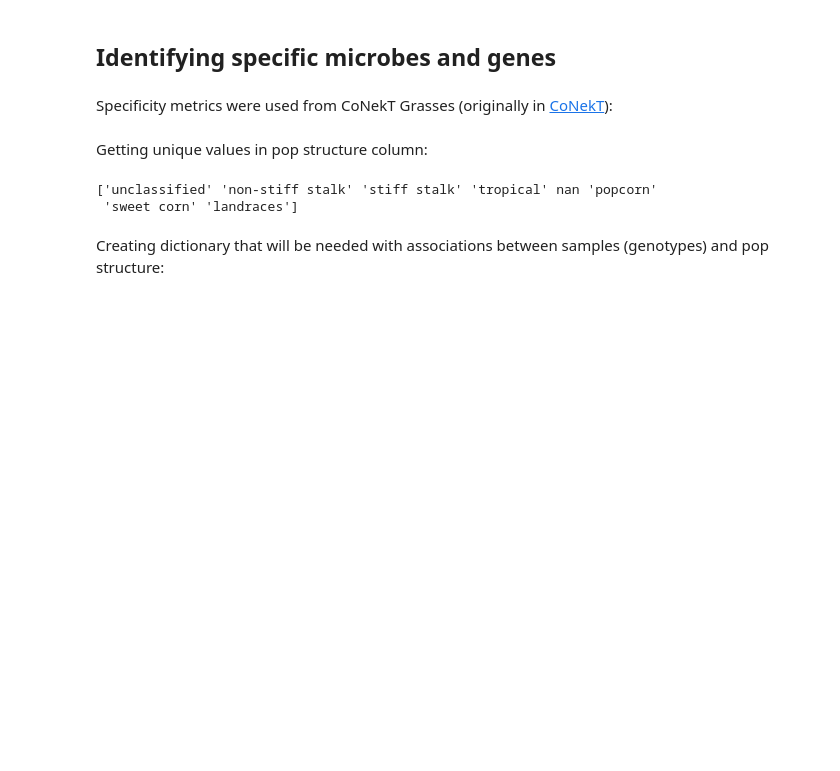
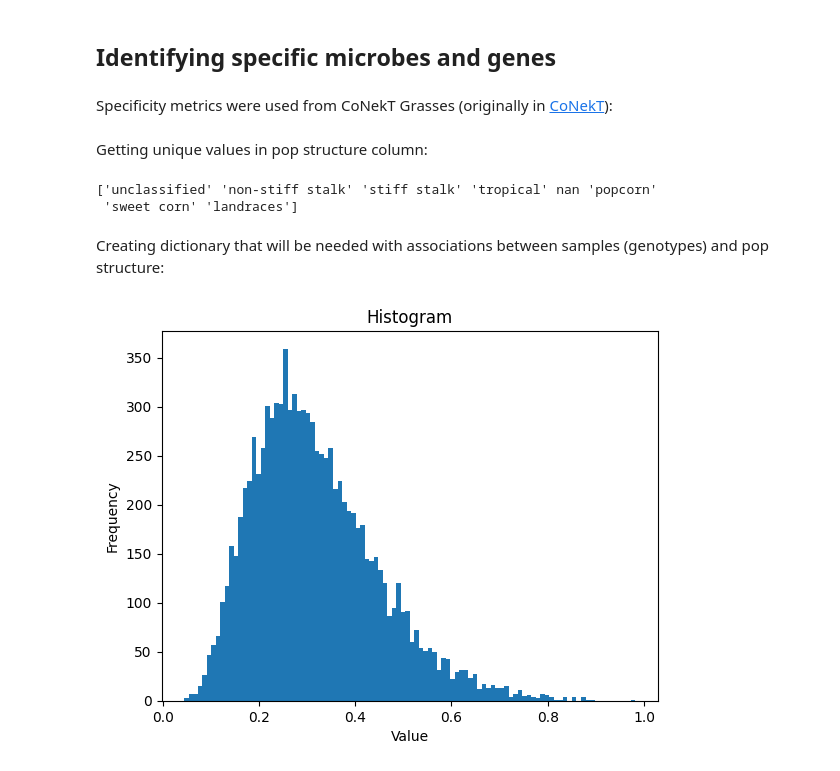
Before and after one commit to SantosRAC/maize_microbiome_transcriptomics, a Jupyter notebook: specificity_analyses/find_specific_genes_microbes.ipynb, the cells around one changed output. Cells and saved outputs as stored; diff of their text form; code cells hidden in the pictures; blank space fills up the shorter version.

```diff
--- a/specificity_analyses/find_specific_genes_microbes.ipynb
+++ b/specificity_analyses/find_specific_genes_microbes.ipynb
@@ -210,9 +210,20 @@ profile_condition_means = {}
 
 for gene in kremling_expression_v5_day_tpm_filtered_cv_filtered.index:
     profile_condition_means[gene] = {}
+    profile_condition_means[gene]['means'] = {}
     for condition in unique_values:
         condition_indices_intersect = set(wallace_et_al_2018_group_assignments_romay2013[wallace_et_al_2018_group_assignments_romay2013['Pop structure']==condition].index).intersection(set(kremling_expression_v5_day_tpm_filtered_cv_filtered.columns))
-        profile_condition_means[gene][condition] = kremling_expression_v5_day_tpm_filtered_cv_filtered.loc[gene].loc[list(condition_indices_intersect)].mean()
-        if math.isnan(profile_condition_means[gene][condition]):
-            del profile_condition_means[gene][condition]
-    profile_condition_means[gene]['tau'] = tau([v for v in profile_condition_means[gene].values()])
+        profile_condition_means[gene]['means'][condition] = kremling_expression_v5_day_tpm_filtered_cv_filtered.loc[gene].loc[list(condition_indices_intersect)].mean()
+        if math.isnan(profile_condition_means[gene]['means'][condition]):
+            del profile_condition_means[gene]['means'][condition]
+    profile_condition_means[gene]['tau'] = tau([v for v in profile_condition_means[gene]['means'].values()])
+# %%
+import matplotlib.pyplot as plt
+
+plt.hist([profile_condition_means[gene]['tau'] for gene in profile_condition_means.keys()], bins=100)
+plt.xlabel('Value')
+plt.ylabel('Frequency')
+plt.title('Histogram')
+plt.show()
+# %% [output]
+[figure, added]
```
Also changed, not shown: parts of 7 cells of this notebook.
